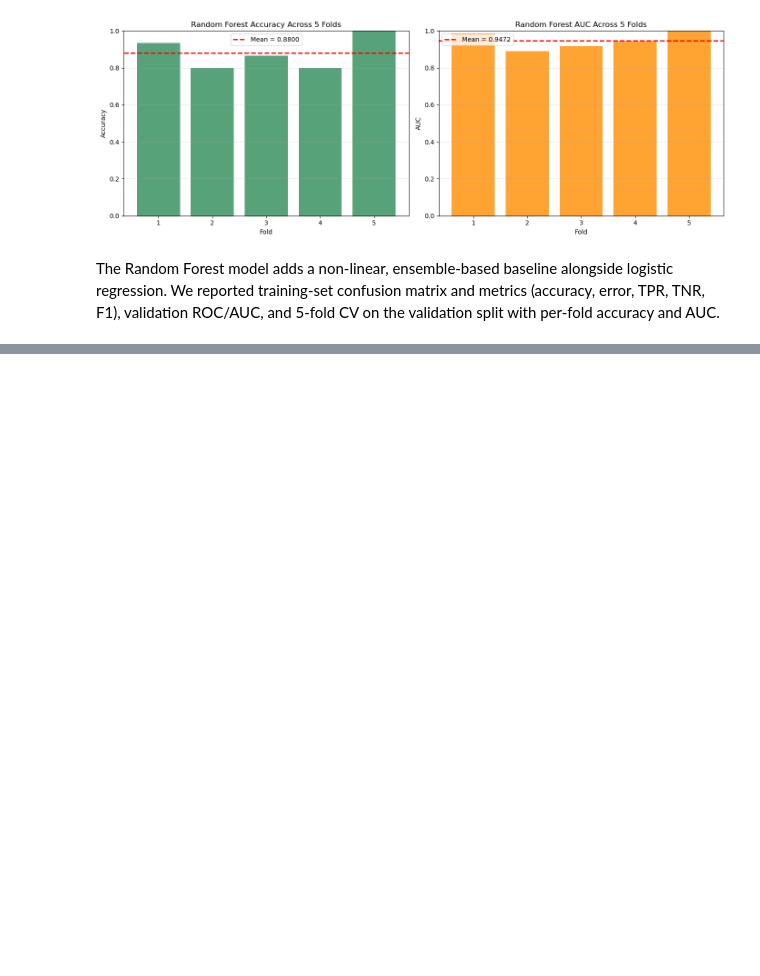
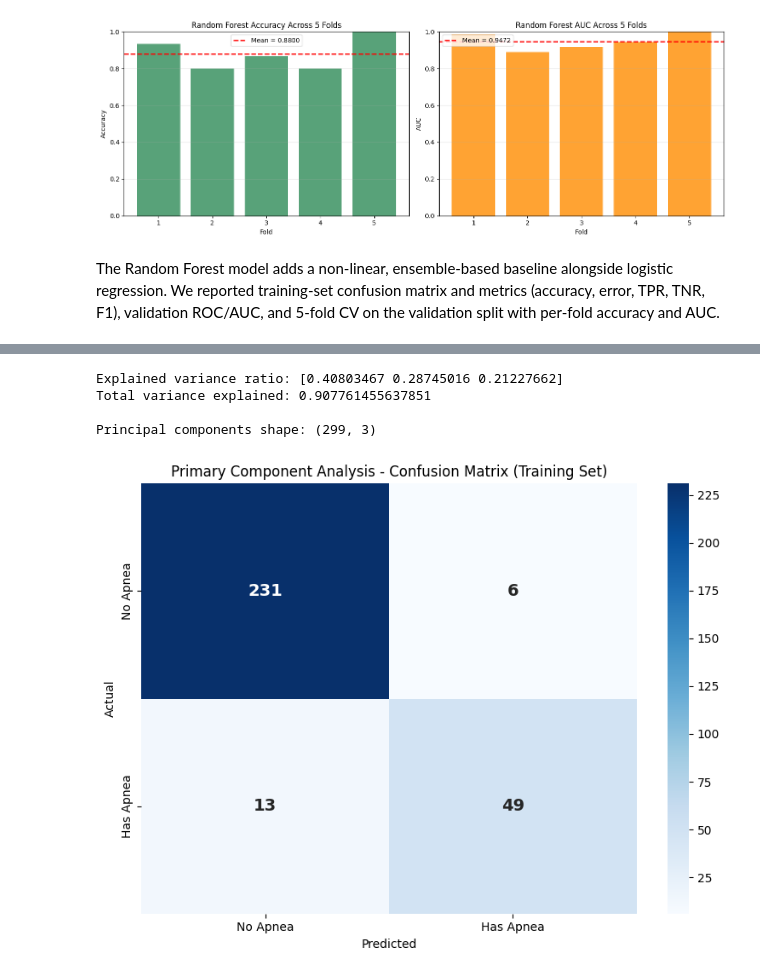
Before and after one commit to itswwong/csm148-project, a Jupyter notebook: CS148_Project.ipynb, the cells around one changed output, grey strips where cells are left out. Cells and saved outputs as stored; diff of their text form; code cells hidden in the pictures; blank space fills up the shorter version.

```diff
--- a/CS148_Project.ipynb
+++ b/CS148_Project.ipynb
@@ -1058,0 +1119,41 @@ The Random Forest model adds a non-linear, ensemble-based baseline alongside log
+# %%
+#applying PCA with only 3 Principal Components
+
+X_train_scaled_pre_PCA_3 = X_train_scaled.copy()
+X_test_scaled_pre_PCA_3 = X_test_scaled.copy()
+y_test_pca = df_clean['Has_Sleep_Apnea']
+
+# apply PCA algorithm
+new_pca = PCA(n_components = 3)
+X_train_post_PCA_3 = new_pca.fit_transform(X_train_scaled_pre_PCA_3)
+X_test_post_PCA_3 = new_pca.fit_transform(X_test_scaled_pre_PCA_3)
+
+print("Explained variance ratio:", new_pca.explained_variance_ratio_)
+print("Total variance explained:", sum(new_pca.explained_variance_ratio_))
+print("\nPrincipal components shape:", X_train_post_PCA_3.shape)
+
+# evaluating the accuracy of PCA with log regression against the training set
+
+model = LogisticRegression()
+model.fit(X_train_post_PCA_3, y_train)
+
+y_pred_pca = model.predict(X_train_post_PCA_3)
+
+cm_pca = confusion_matrix(y_train,y_pred_pca)
+
+plt.figure(figsize=(8, 6))
+sns.heatmap(cm_pca, annot=True, fmt='d', cmap='Blues', cbar=True,
+            xticklabels=['No Apnea', 'Has Apnea'],
+            yticklabels=['No Apnea', 'Has Apnea'],
+            annot_kws={'size': 14, 'weight': 'bold'})
+plt.title('Primary Component Analysis - Confusion Matrix (Training Set)')
+plt.ylabel('Actual')
+plt.xlabel('Predicted')
+plt.tight_layout()
+plt.show()
+# %% [output]
+Explained variance ratio: [0.40803467 0.28745016 0.21227662]
+Total variance explained: 0.907761455637851
+
+Principal components shape: (299, 3)
+[figure, added]
```
Also changed, not shown: parts of 13 cells of this notebook.
